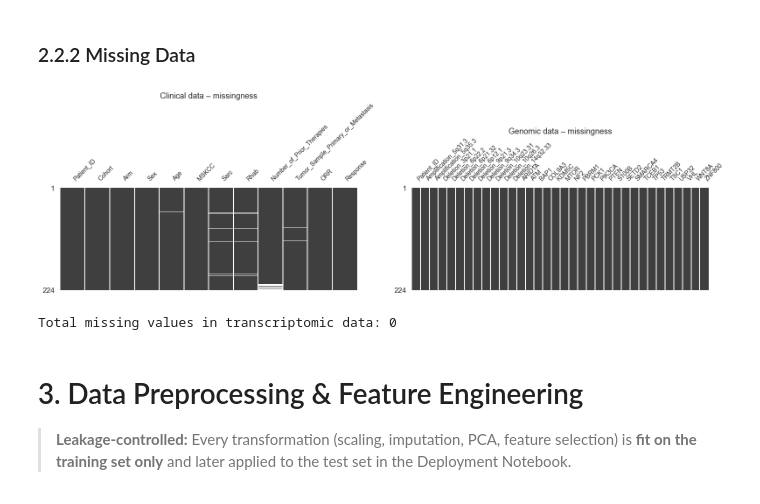
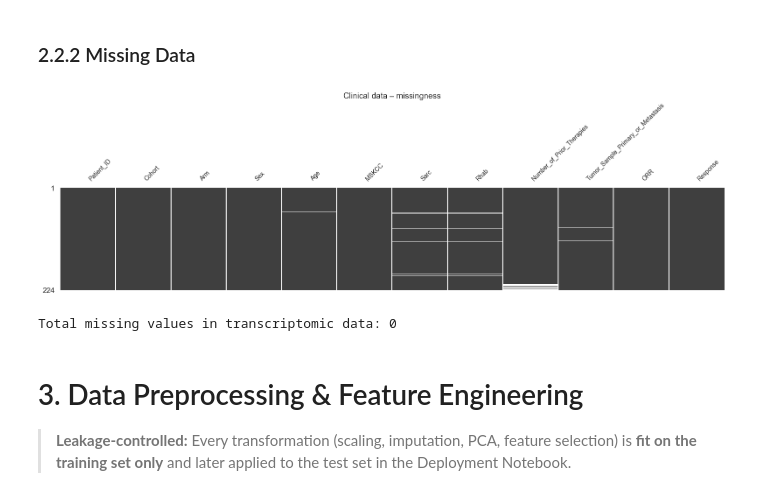
Before and after one commit to trinhthechuong/Hackathon_DIGPHAT, a Jupyter notebook: My_Model_Devepmemt.ipynb, the cells around one changed output. Saved outputs shown, nothing was run; the diff lists cells and outputs as text; code cells hidden in the pictures.

```diff
--- a/My_Model_Devepmemt.ipynb
+++ b/My_Model_Devepmemt.ipynb
@@ -228,17 +228,17 @@ Responders: 35  |  Non-Responders: 189  |  Ratio: 1:5.4
 # %% [markdown]
 ### 2.2.2 Missing Data
 # %%
-fig, axes = plt.subplots(1,2, figsize=(16, 5))
-msno.matrix(clinical_train_df, ax=axes[0], sparkline=False, fontsize=10)
-axes[0].set_title('Clinical data – missingness')
-msno.matrix(genomic_train_df.iloc[:, :34], ax=axes[1], sparkline=False, fontsize=10)
-axes[1].set_title('Genomic data – missingness')
+fig, axes = plt.subplots(1,1, figsize=(16, 5))
+msno.matrix(clinical_train_df, ax=axes, sparkline=False, fontsize=10)
+axes.set_title('Clinical data – missingness')
+# msno.matrix(genomic_train_df.iloc[:, :34], ax=axes[1], sparkline=False, fontsize=10)
+# axes[1].set_title('Genomic data – missingness')
 plt.tight_layout()
 plt.show()
 
 print(f"Total missing values in transcriptomic data: {transcriptomic_train_df.isna().sum().sum()}")
 # %% [output]
-[figure, old version]
+[figure, new version]
 Total missing values in transcriptomic data: 0
 # %% [markdown]
 # 3. Data Preprocessing & Feature Engineering
```
Also changed, not shown: parts of 9 cells of this notebook.
